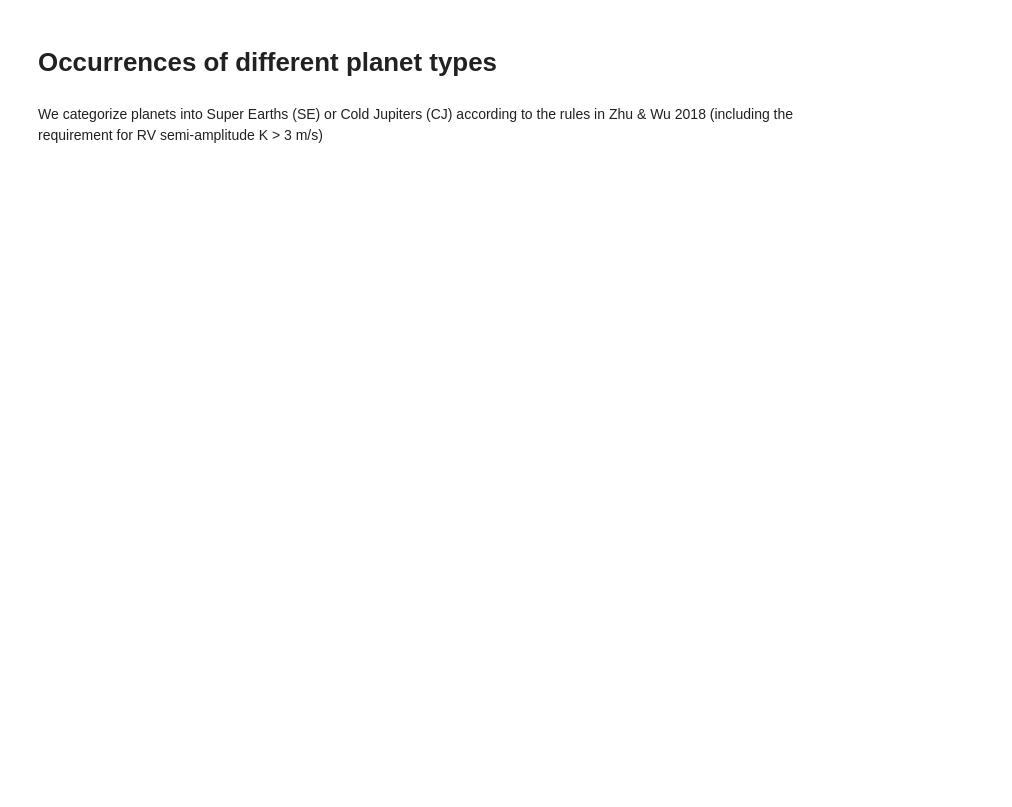
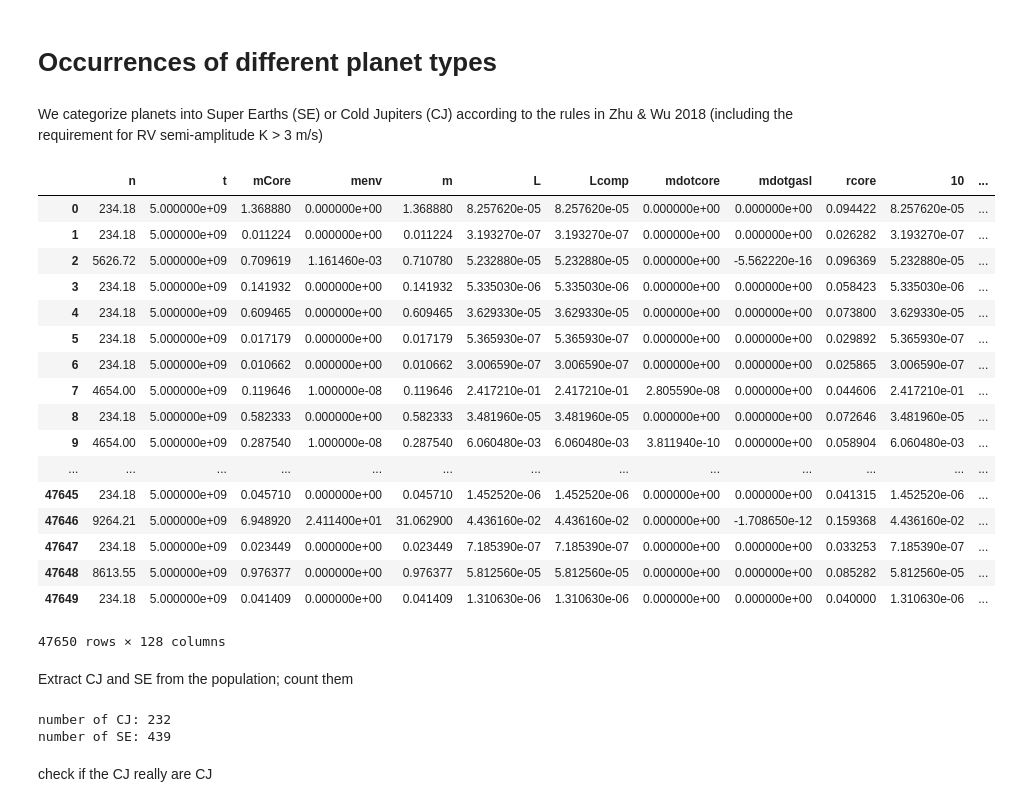
Before and after one commit to matiscke/popsyntools, a Jupyter notebook: notebooks/20180814_SECJrelations.ipynb, the cells around one changed output. Drawn from its saved outputs; the diff is of its cells as text; code cells hidden in the pictures; blank space fills up the shorter version.

```diff
--- a/notebooks/20180814_SECJrelations.ipynb
+++ b/notebooks/20180814_SECJrelations.ipynb
@@ -57,6 +60,36 @@ fig.savefig(outputs + 'J34/j34occurrence.eps')
 We categorize planets into Super Earths (SE) or Cold Jupiters (CJ) according to the rules in Zhu & Wu 2018 (including the requirement for RV semi-amplitude K > 3 m/s)
 # %%
 j34.data = stats.categorizePlanets(j34.data, ZhuWu18=True)
+# %%
+j34.data
+# %% [output]
+|  | n | t | mCore | menv | m | L | Lcomp | mdotcore | mdotgasl | rcore | 10 | ... |
+| 0 | 234.18 | 5.000000e+09 | 1.368880 | 0.000000e+00 | 1.368880 | 8.257620e-05 | 8.257620e-05 | 0.000000e+00 | 0.000000e+00 | 0.094422 | 8.257620e-05 | ... |
+| 1 | 234.18 | 5.000000e+09 | 0.011224 | 0.000000e+00 | 0.011224 | 3.193270e-07 | 3.193270e-07 | 0.000000e+00 | 0.000000e+00 | 0.026282 | 3.193270e-07 | ... |
+| 2 | 5626.72 | 5.000000e+09 | 0.709619 | 1.161460e-03 | 0.710780 | 5.232880e-05 | 5.232880e-05 | 0.000000e+00 | -5.562220e-16 | 0.096369 | 5.232880e-05 | ... |
+| 3 | 234.18 | 5.000000e+09 | 0.141932 | 0.000000e+00 | 0.141932 | 5.335030e-06 | 5.335030e-06 | 0.000000e+00 | 0.000000e+00 | 0.058423 | 5.335030e-06 | ... |
+| 4 | 234.18 | 5.000000e+09 | 0.609465 | 0.000000e+00 | 0.609465 | 3.629330e-05 | 3.629330e-05 | 0.000000e+00 | 0.000000e+00 | 0.073800 | 3.629330e-05 | ... |
+| 5 | 234.18 | 5.000000e+09 | 0.017179 | 0.000000e+00 | 0.017179 | 5.365930e-07 | 5.365930e-07 | 0.000000e+00 | 0.000000e+00 | 0.029892 | 5.365930e-07 | ... |
+| 6 | 234.18 | 5.000000e+09 | 0.010662 | 0.000000e+00 | 0.010662 | 3.006590e-07 | 3.006590e-07 | 0.000000e+00 | 0.000000e+00 | 0.025865 | 3.006590e-07 | ... |
+| 7 | 4654.00 | 5.000000e+09 | 0.119646 | 1.000000e-08 | 0.119646 | 2.417210e-01 | 2.417210e-01 | 2.805590e-08 | 0.000000e+00 | 0.044606 | 2.417210e-01 | ... |
+| 8 | 234.18 | 5.000000e+09 | 0.582333 | 0.000000e+00 | 0.582333 | 3.481960e-05 | 3.481960e-05 | 0.000000e+00 | 0.000000e+00 | 0.072646 | 3.481960e-05 | ... |
+| 9 | 4654.00 | 5.000000e+09 | 0.287540 | 1.000000e-08 | 0.287540 | 6.060480e-03 | 6.060480e-03 | 3.811940e-10 | 0.000000e+00 | 0.058904 | 6.060480e-03 | ... |
+| ... | ... | ... | ... | ... | ... | ... | ... | ... | ... | ... | ... | ... |
+| 47645 | 234.18 | 5.000000e+09 | 0.045710 | 0.000000e+00 | 0.045710 | 1.452520e-06 | 1.452520e-06 | 0.000000e+00 | 0.000000e+00 | 0.041315 | 1.452520e-06 | ... |
+| 47646 | 9264.21 | 5.000000e+09 | 6.948920 | 2.411400e+01 | 31.062900 | 4.436160e-02 | 4.436160e-02 | 0.000000e+00 | -1.708650e-12 | 0.159368 | 4.436160e-02 | ... |
+| 47647 | 234.18 | 5.000000e+09 | 0.023449 | 0.000000e+00 | 0.023449 | 7.185390e-07 | 7.185390e-07 | 0.000000e+00 | 0.000000e+00 | 0.033253 | 7.185390e-07 | ... |
+| 47648 | 8613.55 | 5.000000e+09 | 0.976377 | 0.000000e+00 | 0.976377 | 5.812560e-05 | 5.812560e-05 | 0.000000e+00 | 0.000000e+00 | 0.085282 | 5.812560e-05 | ... |
+| 47649 | 234.18 | 5.000000e+09 | 0.041409 | 0.000000e+00 | 0.041409 | 1.310630e-06 | 1.310630e-06 | 0.000000e+00 | 0.000000e+00 | 0.040000 | 1.310630e-06 | ... |
+47650 rows × 128 columns
+# %% [markdown]
+Extract CJ and SE from the population; count them
 # %%
 j34CJ = j34.data[j34.data['planetType'] == 'ColdJupiter']
 j34SE = j34.data[j34.data['planetType'] == 'SuperEarth']
+print('number of CJ: {}'.format(len(j34CJ)))
+print('number of SE: {}'.format(len(j34SE)))
+# %% [output]
+number of CJ: 232
+number of SE: 439
+# %% [markdown]
+check if the CJ really are CJ
```
Also changed, not shown: parts of 4 cells of this notebook, 2 other files.
